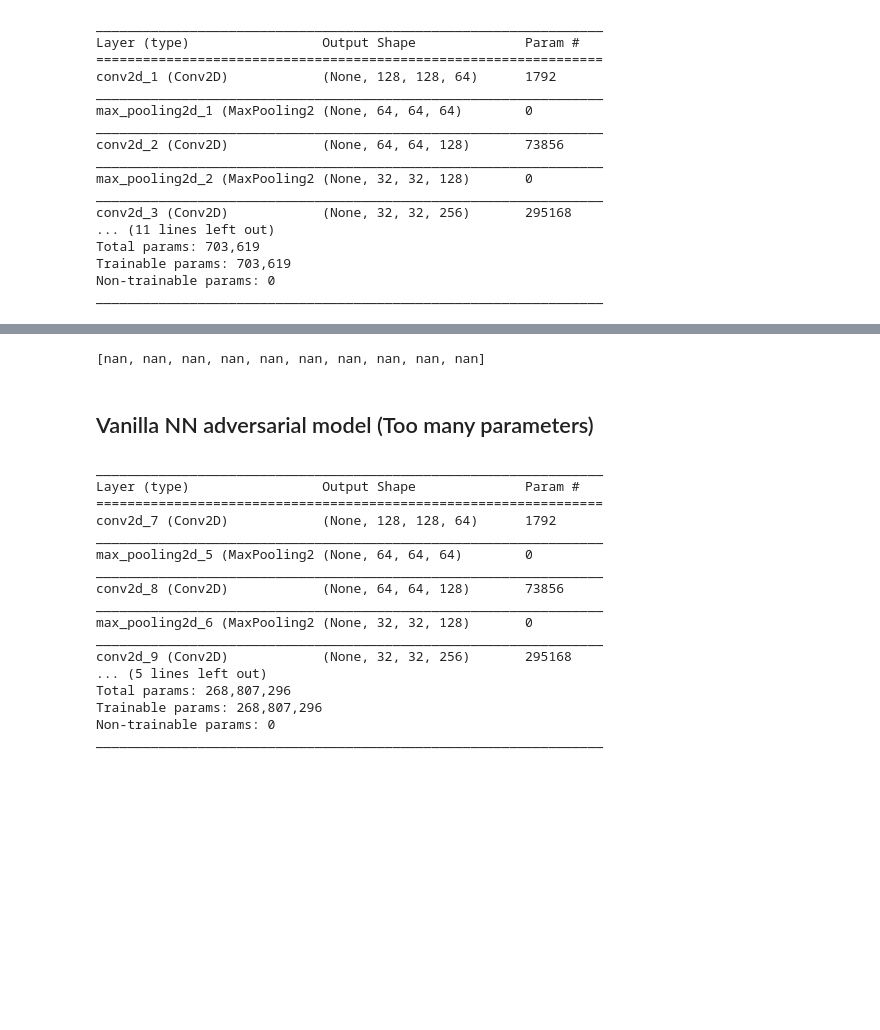
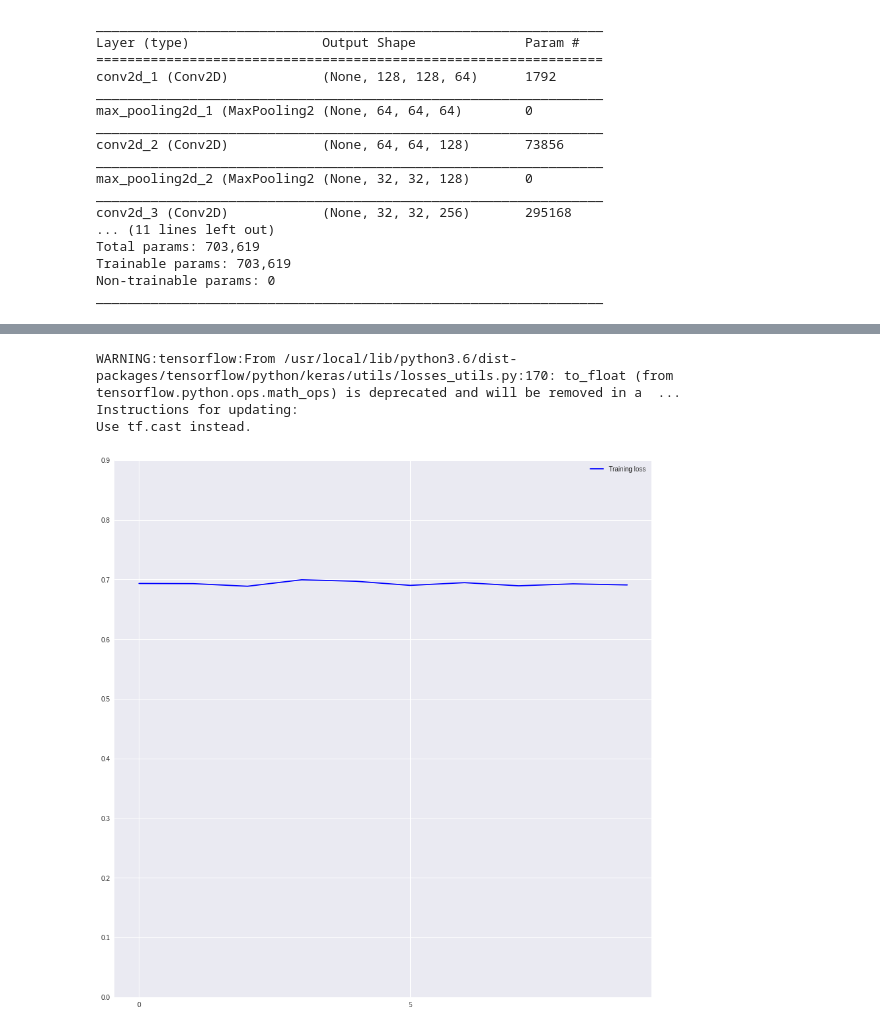
Before and after one commit to shivin7/Robustness-Testing-of-NNs, a Jupyter notebook: CNN Experiments.ipynb, the cells around one changed output, grey strips where cells are left out. Saved outputs shown, nothing was run; the diff lists cells and outputs as text; code cells hidden in the pictures; blank space fills up the shorter version.

```diff
--- a/CNN Experiments.ipynb
+++ b/CNN Experiments.ipynb
@@ -372,0 +356,5 @@ cd ../..
+# %%
+for layer in Classifier.layers:
+    layer.trainable = False
+
+Classifier.compile(loss='binary_crossentropy',optimizer=optimizers.adam(lr=1e-4),metrics=['acc'])
@@ -435,7 +441,7 @@ adversarialModel.add(UpSampling2D(size = (2,2), data_format = 'channels_last', i
 adversarialModel.add(Conv2D(filters = 128, kernel_size= (3,3), activation = 'relu', padding = 'same'))
 adversarialModel.add(UpSampling2D(size = (2,2), data_format = 'channels_last', interpolation = 'bilinear'))
 adversarialModel.add(Conv2D(filters = 32, kernel_size= (3,3), activation = 'relu', padding = 'same'))
-adversarialModel.add(Conv2D(filters = 3, kernel_size= (3,3), activation = 'tanh', padding = 'same',activity_regularizer=regularizers.l1(10e-5)))
+adversarialModel.add(Conv2D(filters = 3, kernel_size= (3,3), activation = 'tanh', padding = 'same',activity_regularizer=regularizers.l1(10e-9)))
 # %%
 adversarialModel.summary()
 # %% [output]
@@ -467,3 +477,15 @@ train_step = tf.train.AdamOptimizer(1e-4).minimize(loss = missterm)
+# %%
+missloss= []
+x = tf.placeholder(tf.float32, shape=(None,128,128,3))
+y = tf.placeholder(tf.float32, shape=(None,1))
+noise = adversarialModel(x)
+prediction = Classifier(x+noise)
+missterm = tf.keras.losses.BinaryCrossentropy()(y_true = y, y_pred= 1-prediction)
+train_step = tf.train.AdamOptimizer(1e-4).minimize(loss = missterm)
+# %% [output]
+WARNING:tensorflow:From /usr/local/lib/python3.6/dist-packages/tensorflow/python/keras/utils/losses_utils.py:170: to_float (from tensorflow.python.ops.math_ops) is deprecated and will be removed in a  ...
+Instructions for updating:
+Use tf.cast instead.
 # %%
 iter = 0
 with tf.Session() as sess:
@@ -483,35 +506,3 @@ with tf.Session() as sess:
             break
 # %%
 missloss
-# %% [output]
-[nan, nan, nan, nan, nan, nan, nan, nan, nan, nan]
-# %% [markdown]
-## Vanilla NN adversarial model (Too many parameters)
-# %%
-adversarialModel = models.Sequential()
-adversarialModel.add(Conv2D(filters = 64, kernel_size= (3,3), input_shape=(IMAGE_DIMS), activation = 'relu', padding = 'same'))
-adversarialModel.add(MaxPooling2D((2,2), strides = 2))
-adversarialModel.add(Conv2D(filters = 128, kernel_size= (3,3), activation = 'relu', padding = 'same'))
-adversarialModel.add(MaxPooling2D((2,2), strides = 2))
-adversarialModel.add(Conv2D(filters = 256, kernel_size= (3,3), activation = 'relu', padding = 'same'))
-adversarialModel.add(Flatten())
-adversarialModel.add(Dense(1024))
-adversarialModel.summary()
-# %% [output]
-_________________________________________________________________
-Layer (type)                 Output Shape              Param #
-=================================================================
-conv2d_7 (Conv2D)            (None, 128, 128, 64)      1792
-_________________________________________________________________
-max_pooling2d_5 (MaxPooling2 (None, 64, 64, 64)        0
-_________________________________________________________________
-conv2d_8 (Conv2D)            (None, 64, 64, 128)       73856
-_________________________________________________________________
-max_pooling2d_6 (MaxPooling2 (None, 32, 32, 128)       0
-_________________________________________________________________
-conv2d_9 (Conv2D)            (None, 32, 32, 256)       295168
-... (5 lines left out)
-Total params: 268,807,296
-Trainable params: 268,807,296
-Non-trainable params: 0
-_________________________________________________________________
@@ -522 +509,12 @@ img = validation_generator.next()
+# %%
+fig, ax1 = plt.subplots(1, 1, figsize=(12, 12))
+ax1.plot(missloss, color='b', label="Training loss")
+ax1.set_xticks(np.arange(0, iter, 5))
+ax1.set_yticks(np.arange(0, 1, 0.1))
+
+legend = plt.legend(loc='best', shadow=True)
+plt.tight_layout()
+plt.show()
+# %% [output]
+[figure, added]
 # %%
```
Also changed, not shown: parts of 23 cells of this notebook.
